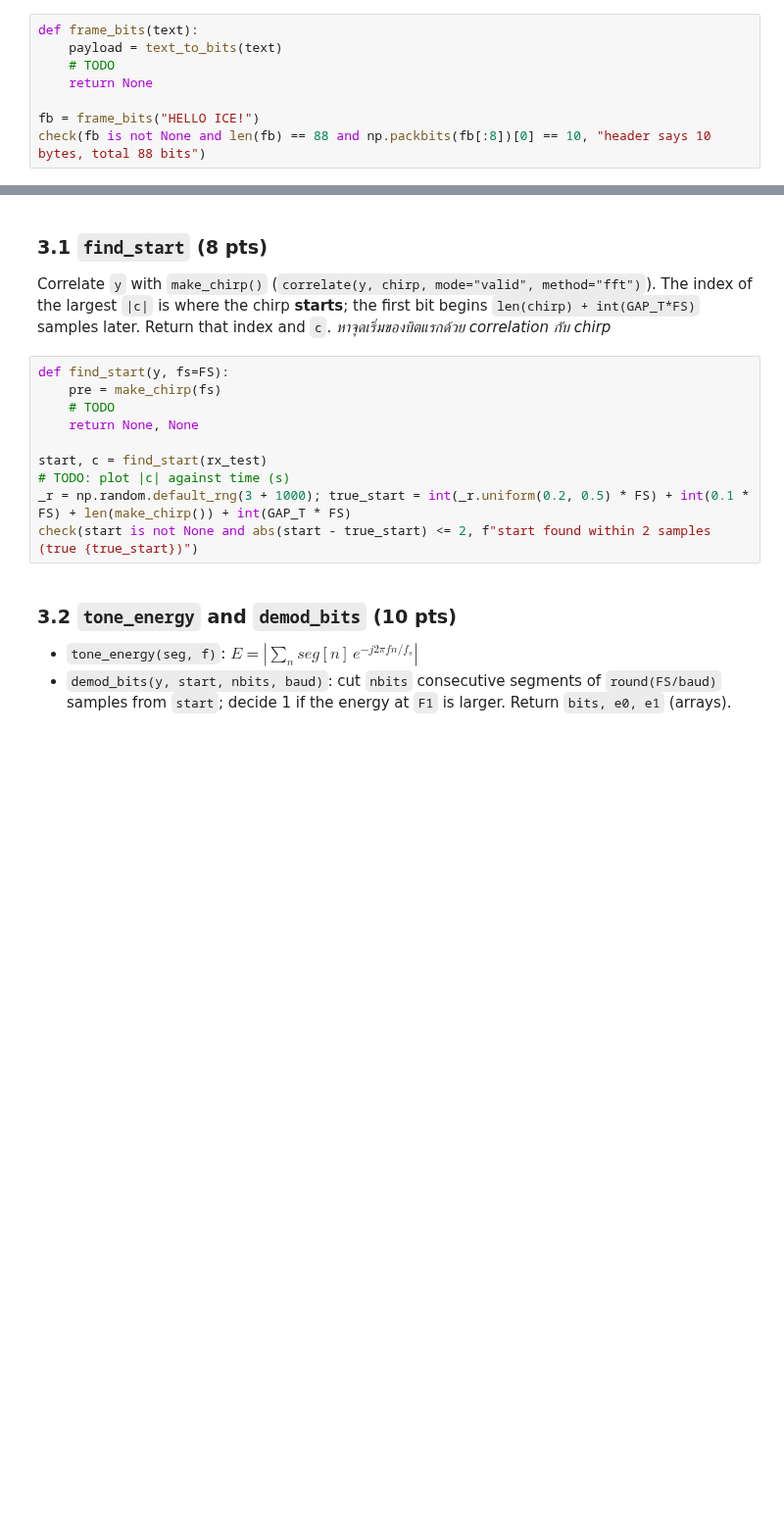
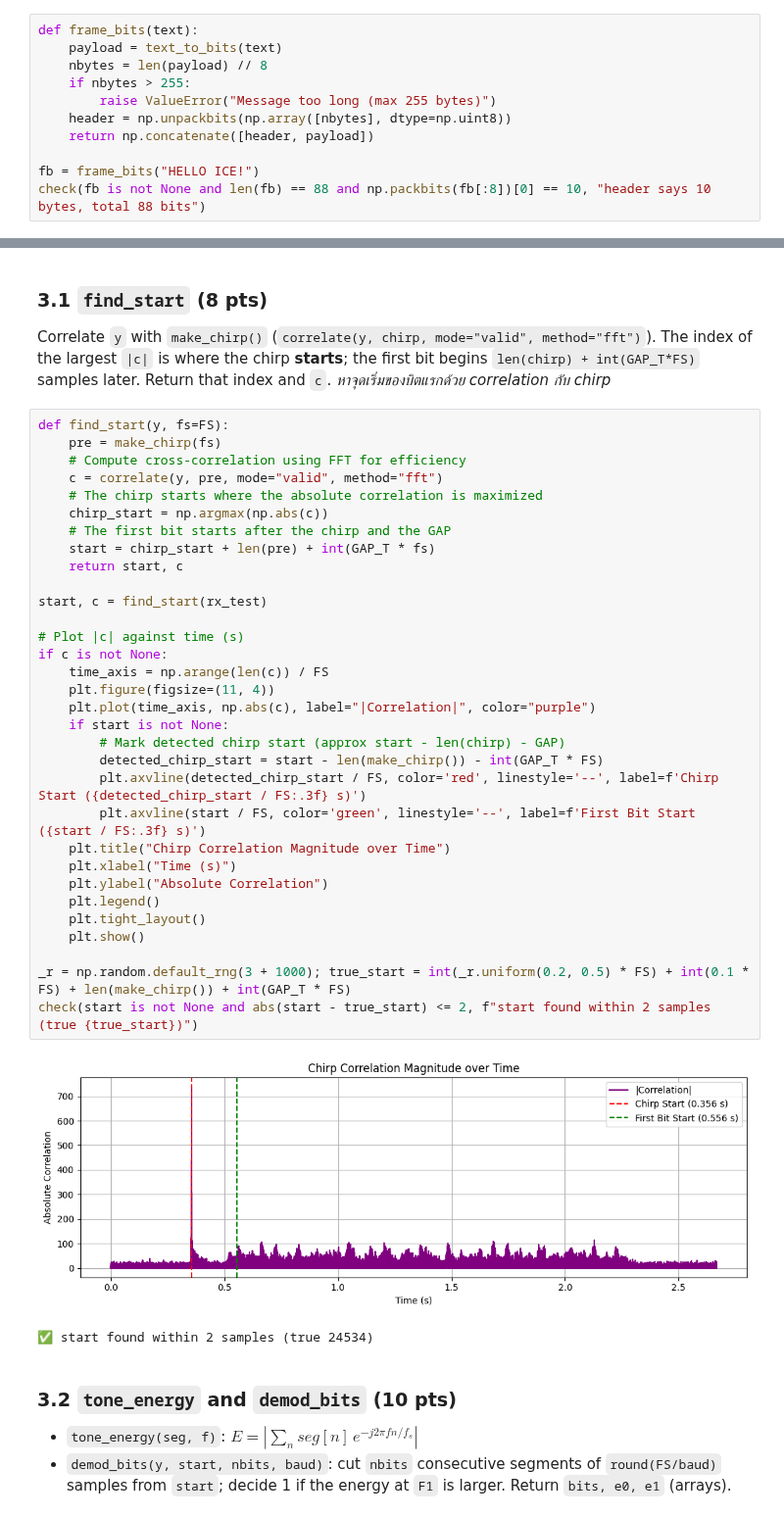
Before and after one commit to 3rd-top/DSP-Labs, a Jupyter notebook: Y3Lab2_T100.ipynb, the cells around one changed output, grey strips where cells are left out. Shown at 98% size. Drawn from its saved outputs; the diff is of its cells as text; blank space fills up the shorter version.

```diff
--- a/Y3Lab2_T100.ipynb
+++ b/Y3Lab2_T100.ipynb
@@ -164,8 +176,11 @@ check(bits_to_text(text_to_bits("สวัสดี DSP")) == "สวัสด
 # %%
 def frame_bits(text):
     payload = text_to_bits(text)
-    # TODO
-    return None
+    nbytes = len(payload) // 8
+    if nbytes > 255:
+        raise ValueError("Message too long (max 255 bytes)")
+    header = np.unpackbits(np.array([nbytes], dtype=np.uint8))
+    return np.concatenate([header, payload])
 
 fb = frame_bits("HELLO ICE!")
 check(fb is not None and len(fb) == 88 and np.packbits(fb[:8])[0] == 10, "header says 10 bytes, total 88 bits")
@@ -246,16 +357,41 @@ display(Audio(rx_test, rate=FS))
 ### 3.1 `find_start` (8 pts)
 Correlate `y` with `make_chirp()` (`correlate(y, chirp, mode="valid", method="fft")`). The index of the largest `|c|` is where the chirp **starts**; the first bit begins `len(chirp) + int(GAP_T*FS)` samples later. Return that index and `c`.
 *หาจุดเริ่มของบิตแรกด้วย correlation กับ chirp*
-# %%
-def find_start(y, fs=FS):
-    pre = make_chirp(fs)
-    # TODO
-    return None, None
-
-start, c = find_start(rx_test)
-# TODO: plot |c| against time (s)
-_r = np.random.default_rng(3 + 1000); true_start = int(_r.uniform(0.2, 0.5) * FS) + int(0.1 * FS) + len(make_chirp()) + int(GAP_T * FS)
-check(start is not None and abs(start - true_start) <= 2, f"start found within 2 samples (true {true_start})")
+# %%
+def find_start(y, fs=FS):
+    pre = make_chirp(fs)
+    # Compute cross-correlation using FFT for efficiency
+    c = correlate(y, pre, mode="valid", method="fft")
+    # The chirp starts where the absolute correlation is maximized
+    chirp_start = np.argmax(np.abs(c))
+    # The first bit starts after the chirp and the GAP
+    start = chirp_start + len(pre) + int(GAP_T * fs)
+    return start, c
+
+start, c = find_start(rx_test)
+
+# Plot |c| against time (s)
+if c is not None:
+    time_axis = np.arange(len(c)) / FS
+    plt.figure(figsize=(11, 4))
+    plt.plot(time_axis, np.abs(c), label="|Correlation|", color="purple")
+    if start is not None:
+        # Mark detected chirp start (approx start - len(chirp) - GAP)
+        detected_chirp_start = start - len(make_chirp()) - int(GAP_T * FS)
+        plt.axvline(detected_chirp_start / FS, color='red', linestyle='--', label=f'Chirp Start ({detected_chirp_start / FS:.3f} s)')
+        plt.axvline(start / FS, color='green', linestyle='--', label=f'First Bit Start ({start / FS:.3f} s)')
+    plt.title("Chirp Correlation Magnitude over Time")
+    plt.xlabel("Time (s)")
+    plt.ylabel("Absolute Correlation")
+    plt.legend()
+    plt.tight_layout()
+    plt.show()
+
+_r = np.random.default_rng(3 + 1000); true_start = int(_r.uniform(0.2, 0.5) * FS) + int(0.1 * FS) + len(make_chirp()) + int(GAP_T * FS)
+check(start is not None and abs(start - true_start) <= 2, f"start found within 2 samples (true {true_start})")
+# %% [output]
+[figure, added]
+✅ start found within 2 samples (true 24534)
 # %% [markdown]
 ### 3.2 `tone_energy` and `demod_bits` (10 pts)
 - `tone_energy(seg, f)`: $E = |\sum_n seg[n]\,e^{-j2\pi f n/f_s}|$
```
Also changed, not shown: parts of 33 cells of this notebook.
